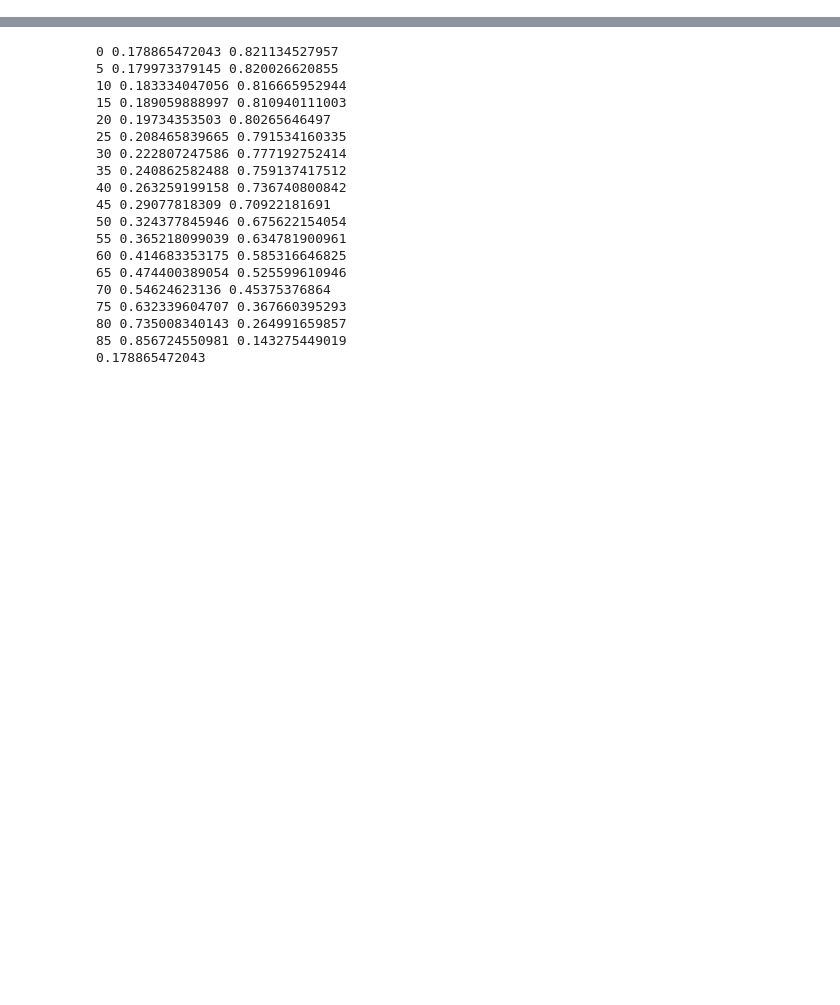
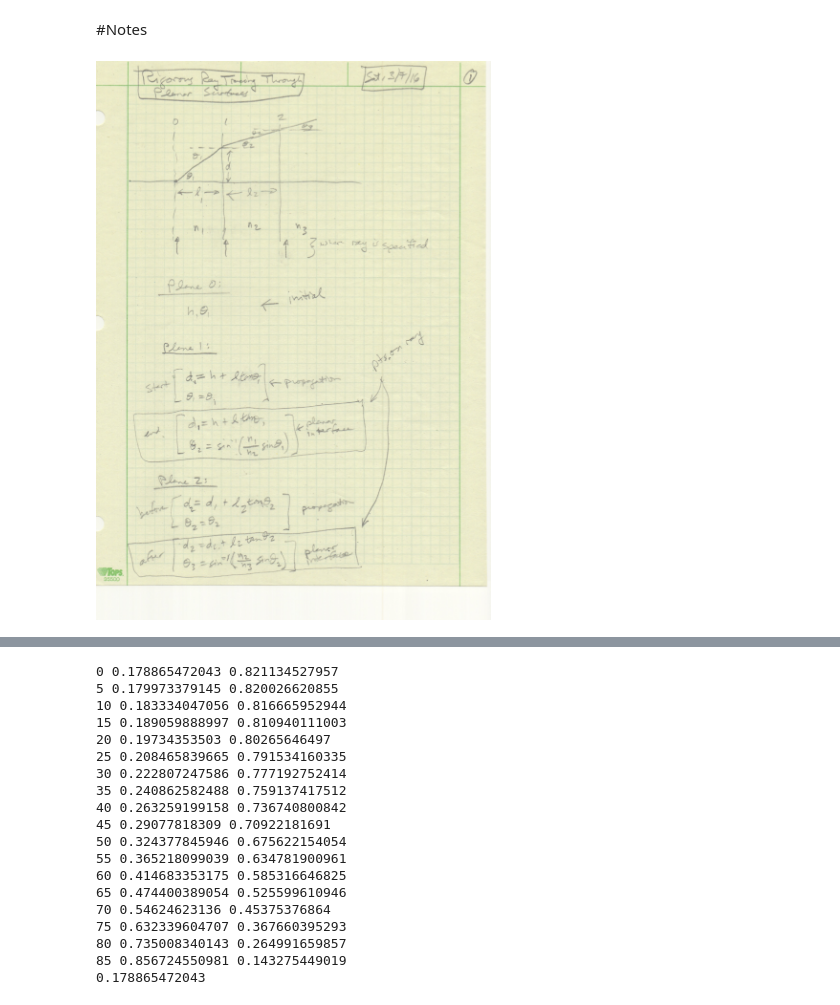
Before and after one commit to eelcodijkstra/teststuff, a Jupyter notebook: ray_trace/150307_try_rigorous_ray_tracing.ipynb, the cells around one changed output, grey strips where cells are left out. Saved outputs shown, nothing was run; the diff lists cells and outputs as text; code cells hidden in the pictures; blank space fills up the shorter version.

```diff
--- a/ray_trace/150307_try_rigorous_ray_tracing.ipynb
+++ b/ray_trace/150307_try_rigorous_ray_tracing.ipynb
@@ -14,0 +33,6 @@ Message: trial mode expires in 30 days
+# %% [markdown]
+#Notes
+# %%
+Image(filename='150308 Notes pg1.png')
+# %% [output]
+[figure, added]
```
Also changed, not shown: parts of 22 cells of this notebook.
